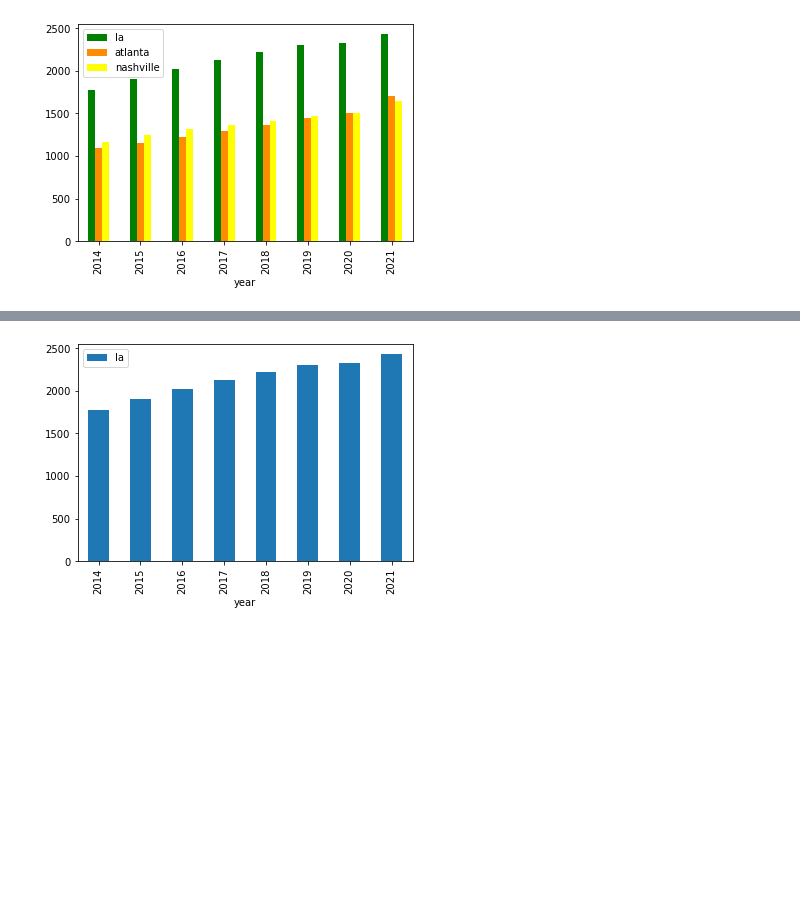
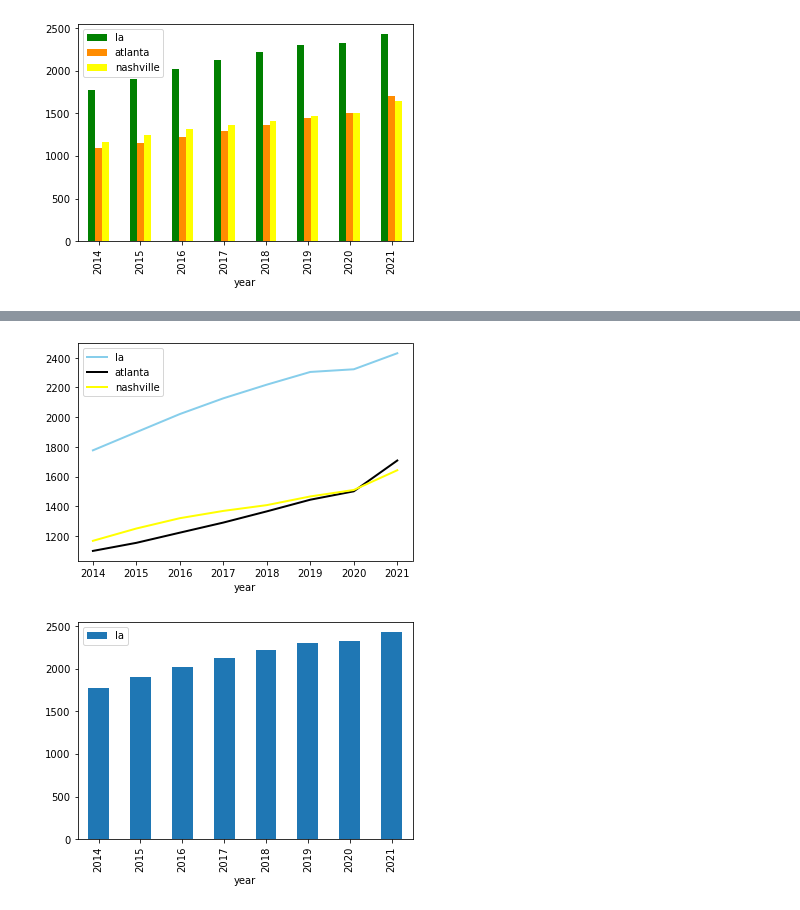
Before and after one commit to Liuchenxi1/Nashville-house-market-analysis, a Jupyter notebook: Rental data 12.5.ipynb, the cells around one changed output, grey strips where cells are left out. Cells and saved outputs as stored; diff of their text form; code cells hidden in the pictures; blank space fills up the shorter version.

```diff
--- a/Rental data 12.5.ipynb
+++ b/Rental data 12.5.ipynb
@@ -180,5 +180,3 @@ Index(['level_0', 'index', 'la', 'atlanta', 'nashville'], dtype='object')
-# %%
-cities_new = cities_new.drop(['level_0'], axis =1)
 # %%
 cities_new[['year','date']] = cities_new['index'].str.split("-", n=1, expand = True)
 # %%
@@ -209,6 +207,8 @@ print(rentalbyyear)
 7  2021  2430.5   1708.0     1642.5
 # %% [raw]
 rentalbyyear.to_csv('C:/Users/6106057/nss-data-analytics/projects/go_to_themoon/data/rentalbyyear.csv')
+# %%
+rentalbyyear = rentalbyyear.reset_index()
 # %%
 rentalbyyear.plot(x="year", y=["la", "atlanta", "nashville"], kind="bar", color = ('green', 'darkorange','yellow'))
 # %% [output]
@@ -217,3 +229,18 @@ rentalbyyear.plot(x="year", y=["la", "atlanta", "nashville"], kind="bar", color
+# %%
+rentalbyyear = rentalbyyear.drop(['index'], axis =1)
+# %%
+plt.plot('year','la',data=rentalbyyear, color='skyblue',linewidth = 2)
+plt.plot('year', 'atlanta', data=rentalbyyear, color= 'black',linewidth = 2)
+plt.plot('year', 'nashville', data=rentalbyyear, color='yellow',linewidth = 2)
+##plt.locator_params(axis='x', nbins=10)
+
+plt.xlabel('year')
+
+plt.legend()
+
+plt.show()
+# %% [output]
+[figure, added]
 # %%
 ax = rentalbyyear.plot(x="year", y="la", kind="bar")
 rentalbyyear.plot(x="year", y="atlanta", kind="bar", color="C2")
```
Also changed, not shown: parts of 3 cells of this notebook, 1 other file.
